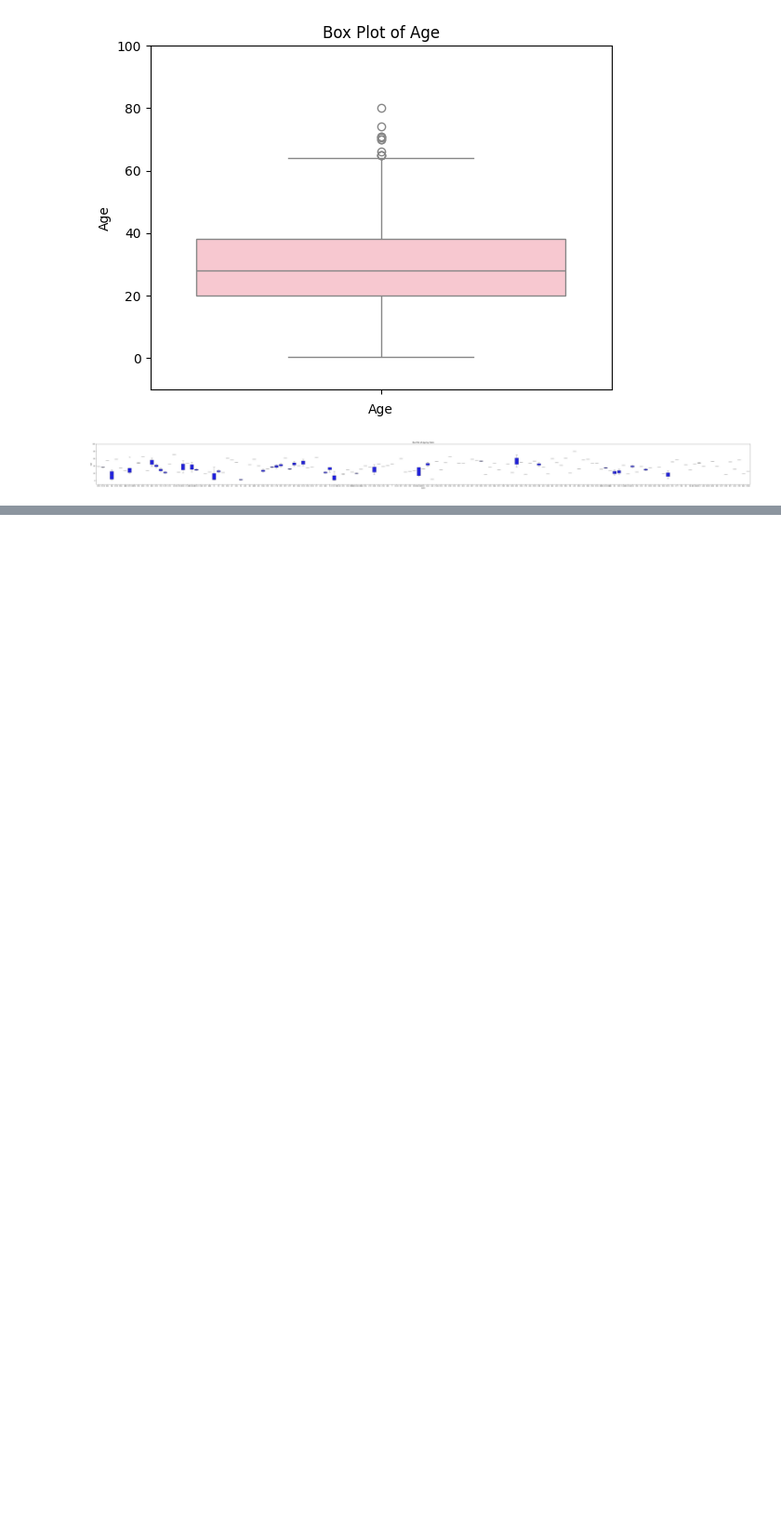
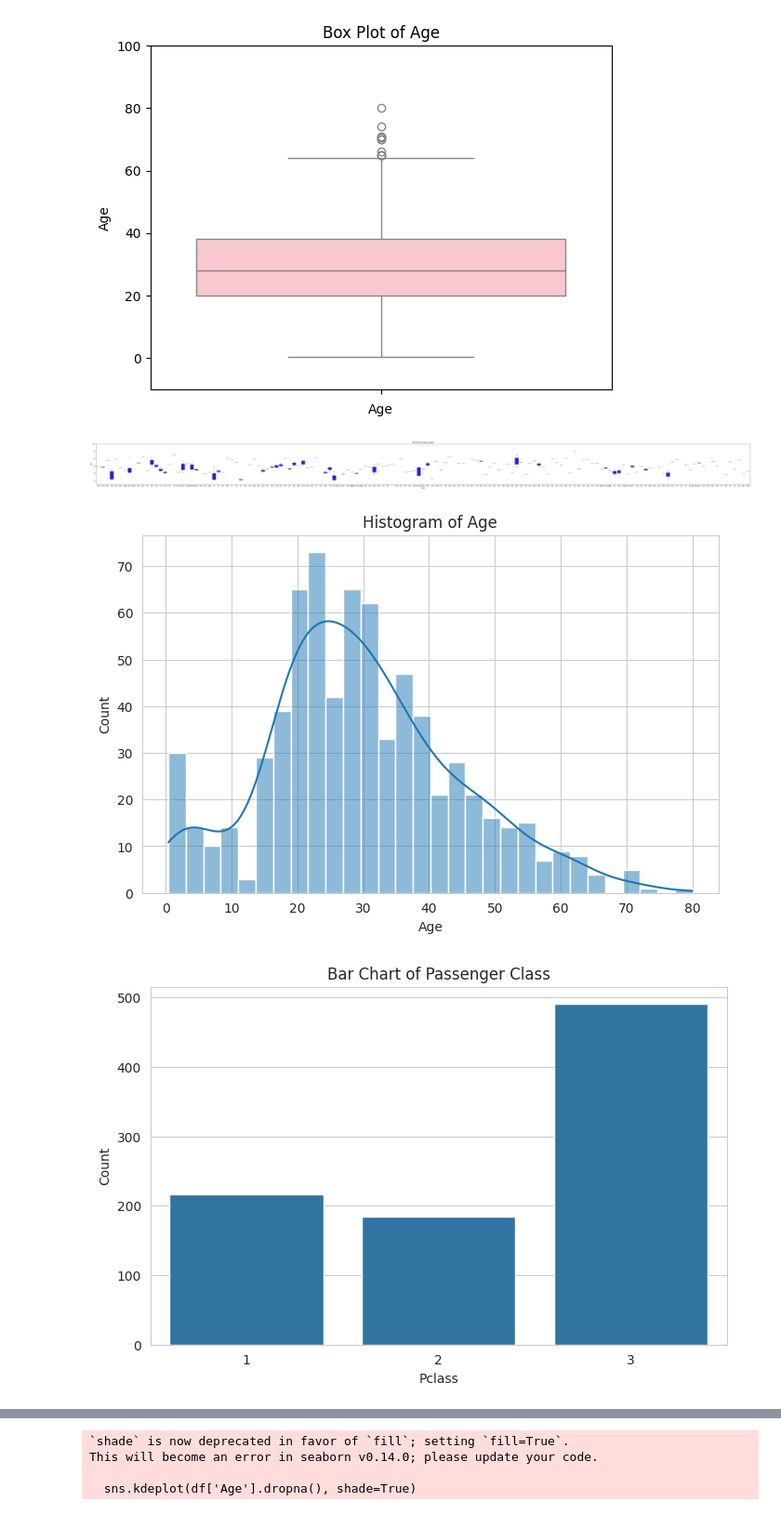
Before and after one commit to BATTI-CHANDAN-SINGH/Application-Of-Data-Mining, a Jupyter notebook: Lab-02.ipynb, the cells around one changed output, grey strips where cells are left out. Shown at 93% size. Drawn from its saved outputs; the diff is of its cells as text; code cells hidden in the pictures; blank space fills up the shorter version.

```diff
--- a/Lab-02.ipynb
+++ b/Lab-02.ipynb
@@ -220,3 +220,76 @@ plt.ylim(-10,100)
 plt.show()
 # %% [output]
 [figure]
+# %%
+# Set style for seaborn
+sns.set_style("whitegrid")
+
+# a. Histogram
+plt.figure(figsize=(8, 5))
+sns.histplot(df['Age'].dropna(), bins=30, kde=True)
+plt.title("Histogram of Age")
+plt.show()
+
+# b. Bar Chart
+plt.figure(figsize=(8, 5))
+sns.barplot(x=df['Pclass'].value_counts().index, y=df['Pclass'].value_counts().values)
+plt.title("Bar Chart of Passenger Class")
+plt.xlabel("Pclass")
+plt.ylabel("Count")
+plt.show()
+
+# c. Box Plot
+plt.figure(figsize=(8, 5))
+sns.boxplot(x=df['Pclass'], y=df['Age'])
+plt.title("Box Plot of Age by Passenger Class")
+plt.show()
+
+# d. Pair Plot
+sns.pairplot(df[['Age', 'Fare', 'Pclass', 'Survived']].dropna(), hue="Survived")
+plt.show()
+
+# Select only numeric columns before calculating correlation
+numeric_df = df.select_dtypes(include=['number'])
+
+# Calculate correlation and plot heatmap
+plt.figure(figsize=(8, 5))
+sns.heatmap(numeric_df.corr(), annot=True, cmap="coolwarm", fmt=".2f")
+plt.title("Correlation Heatmap")
+plt.show()
+
+# f. Violin Plot
+plt.figure(figsize=(8, 5))
+sns.violinplot(x=df['Pclass'], y=df['Age'], hue=df['Survived'], split=True)
+plt.title("Violin Plot of Age by Passenger Class and Survival")
+plt.show()
+
+# g. Count Plot
+plt.figure(figsize=(8, 5))
+sns.countplot(x=df['Survived'])
+plt.title("Count Plot of Survival")
+plt.show()
+
+# h. Line Chart (Example: Fare vs Passenger Index)
+plt.figure(figsize=(8, 5))
+plt.plot(df.index, df['Fare'])
+plt.title("Line Chart of Fare")
+plt.xlabel("Passenger Index")
+plt.ylabel("Fare")
+plt.show()
+
+# Additional Visualizations:
+
+# i. Scatter Plot
+plt.figure(figsize=(8, 5))
+sns.scatterplot(x=df['Age'], y=df['Fare'], hue=df['Survived'])
+plt.title("Scatter Plot of Age vs Fare")
+plt.show()
+
+# j. KDE Plot
+plt.figure(figsize=(8, 5))
+sns.kdeplot(df['Age'].dropna(), shade=True)
+plt.title("KDE Plot of Age")
+plt.show()
+# %% [output]
+[figure, added]
+[figure, added]
@@ -222,0 +303,4 @@ plt.show()
+`shade` is now deprecated in favor of `fill`; setting `fill=True`.
+This will become an error in seaborn v0.14.0; please update your code.
+
+  sns.kdeplot(df['Age'].dropna(), shade=True)
```
Also changed, not shown: parts of 1 cell of this notebook.
